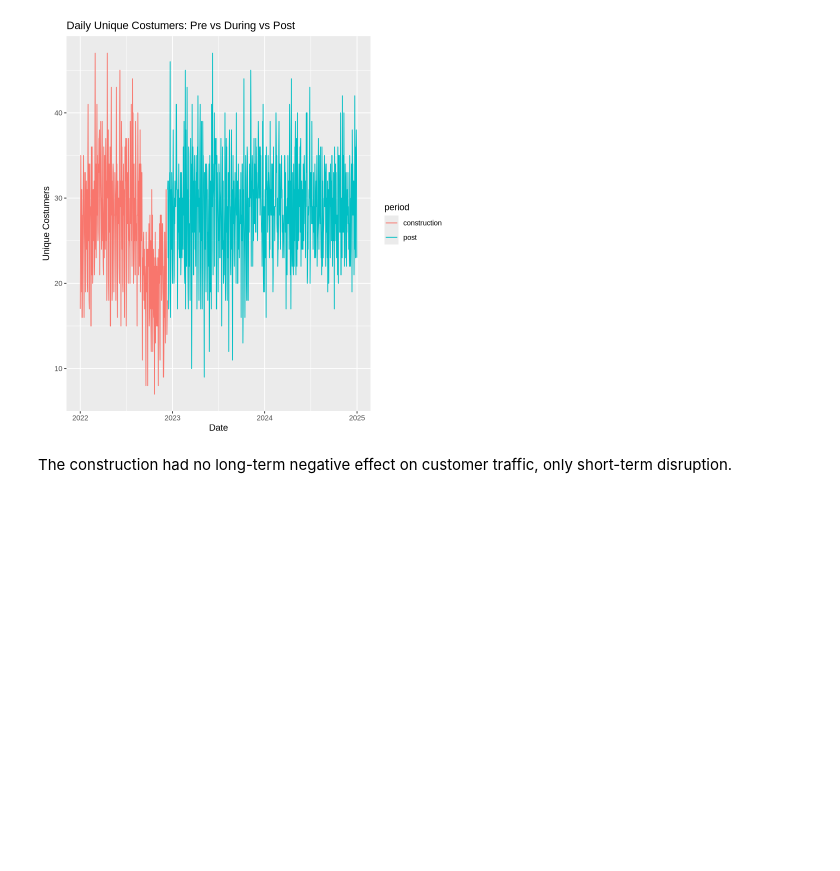
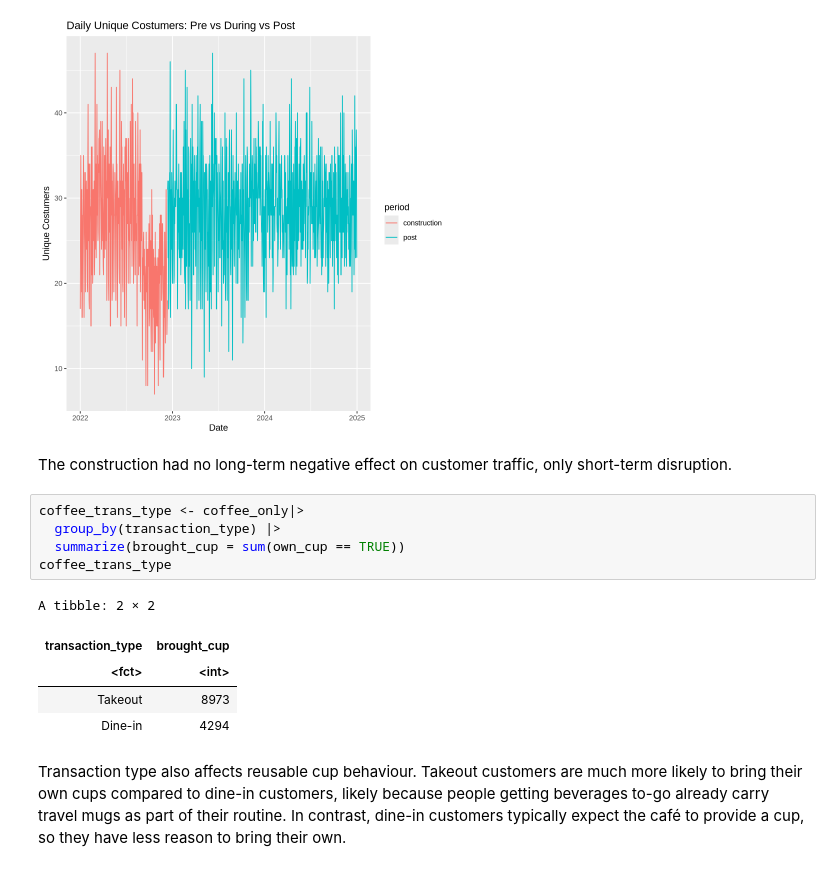
Before and after one commit to SharonGulati/dataverse, a Jupyter notebook: dataverse.ipynb, the cells around one changed output. Cells and saved outputs as stored; diff of their text form; blank space fills up the shorter version.

Commit message:
transaction_type change

```diff
--- a/dataverse.ipynb
+++ b/dataverse.ipynb
@@ -200,3 +200,16 @@ labs(title="Daily Unique Costumers: Pre vs During vs Post",
 [figure]
 # %% [markdown]
 The construction had no long-term negative effect on customer traffic, only short-term disruption.
+# %%
+coffee_trans_type <- coffee_only|>
+  group_by(transaction_type) |>
+  summarize(brought_cup = sum(own_cup == TRUE))
+coffee_trans_type
+# %% [output]
+A tibble: 2 × 2
+| transaction_type | brought_cup |
+| <fct> | <int> |
+| Takeout | 8973 |
+| Dine-in | 4294 |
+# %% [markdown]
+Transaction type also affects reusable cup behaviour. Takeout customers are much more likely to bring their own cups compared to dine-in customers, likely because people getting beverages to-go already carry travel mugs as part of their routine. In contrast, dine-in customers typically expect the café to provide a cup, so they have less reason to bring their own.
```
